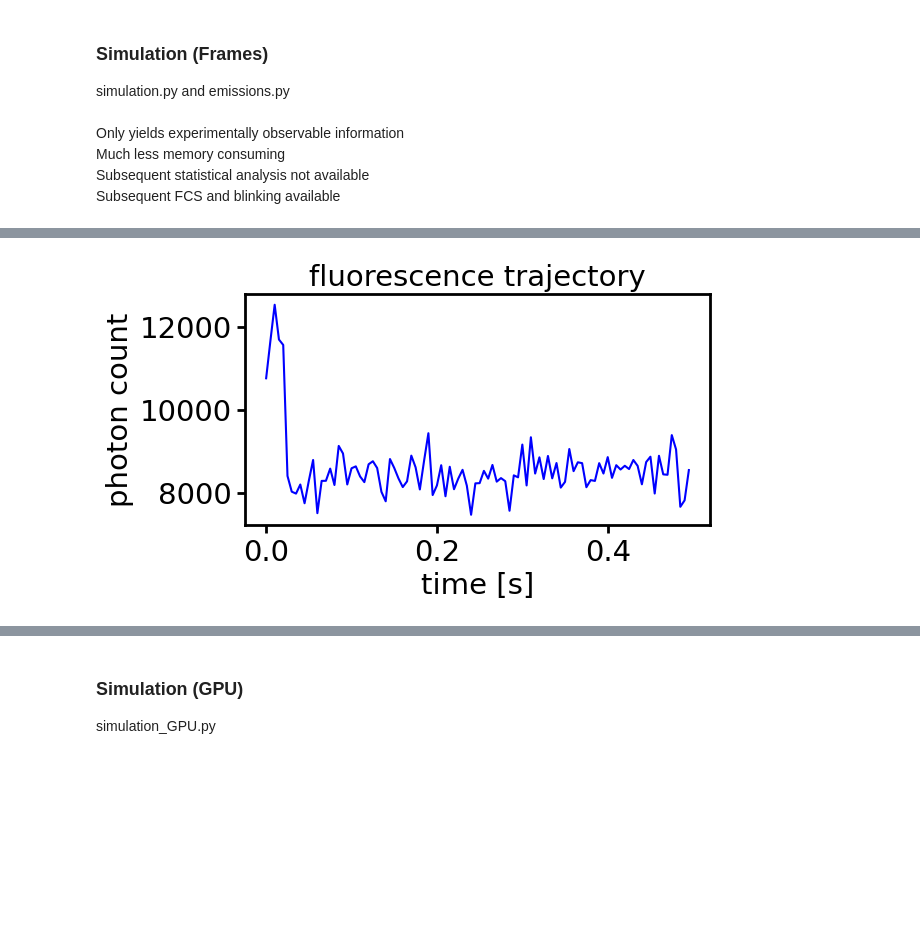
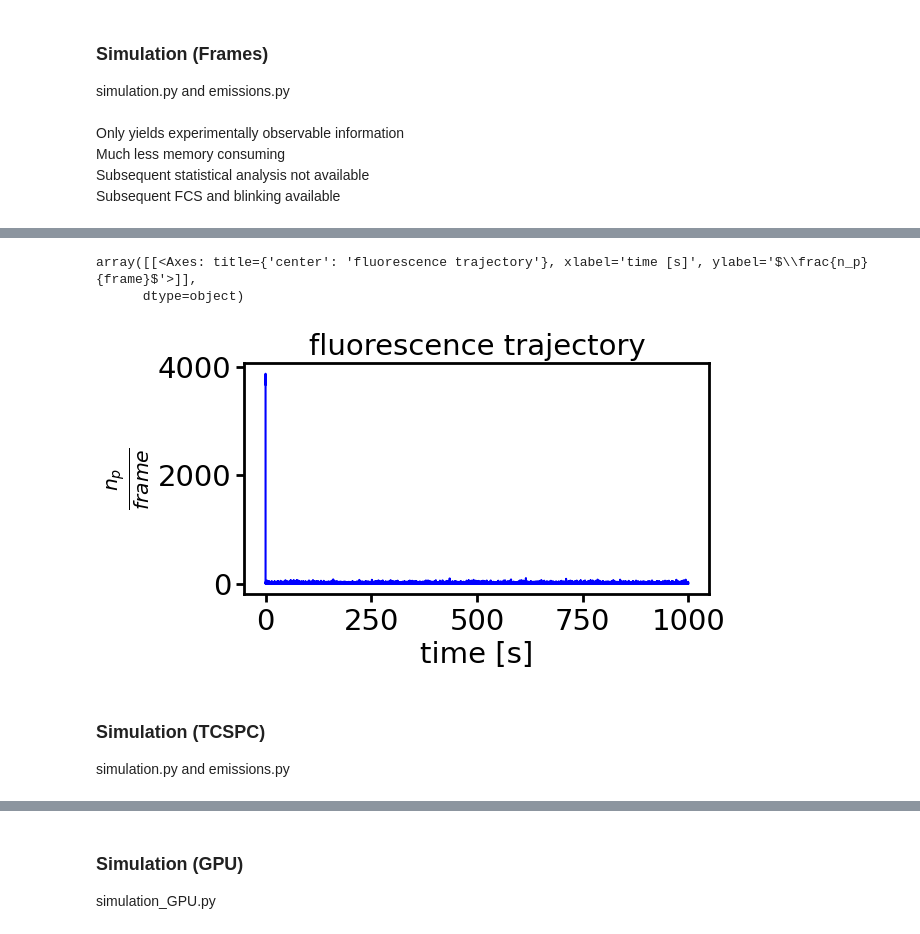
Before and after one commit to super-resolution/Fluopy, a Jupyter notebook: notebooks/tutorial.ipynb, the cells around one changed output, grey strips where cells are left out. Cells and saved outputs as stored; diff of their text form; code cells hidden in the pictures; blank space fills up the shorter version.

```diff
--- a/notebooks/tutorial.ipynb
+++ b/notebooks/tutorial.ipynb
@@ -411,10 +430,25 @@ Much less memory consuming \
 Subsequent statistical analysis not available \
 Subsequent FCS and blinking available
 # %%
+fluorophore_system = fl.FluorophoreSystem(
+    fluorophores=[
+        fl.Fluorophore(name="cy5_widengren", position=[0, 0]),
+    ]
+)
+transitions = fluorophore_system.load_transitions(
+    summarize=False,
+    irradiance=2,
+    wavelength=640,
+    energy_transfer=True,
+    dstorm=True,
+    bleaching=True)
+transition_set = tr.TransitionSet(transitions, fluorophore_system)
+transition_set = transition_set.remove_energy_transfers()
+transition_set.finalize()
 emis = em.Emissions(frame_time="5ms", seed=1, bandpass=(600, 800))
-fl_lifetimes = emis.simulate(transition_set=transition_set, seed=9,
-                             store_time_points=True, frames=100,
-                             return_fl_lifetimes=True)
+emis.simulate(transition_set=transition_set,
+              store_time_points=True,
+              frames=200000)
 # just like extracted emissions (see below), the follwoing routines can be applied
 emis.add_photon_collection_objective(p=0.1, seed=10)  # 1.
 emis.add_quantum_efficiency(p=0.9, seed=1)  # 3.1.
@@ -429 +463,6 @@ array([[<Axes: title={'center': 'fluorescence trajectory'}, xlabel='time [s]', y
+array([[<Axes: title={'center': 'fluorescence trajectory'}, xlabel='time [s]', ylabel='$\\frac{n_p}{frame}$'>]],
+      dtype=object)
-[figure, old version]
+[figure, new version]
+# %% [markdown]
+### Simulation (TCSPC)
+simulation.py and emissions.py
```
Also changed, not shown: parts of 6 cells of this notebook, 49 other files.
